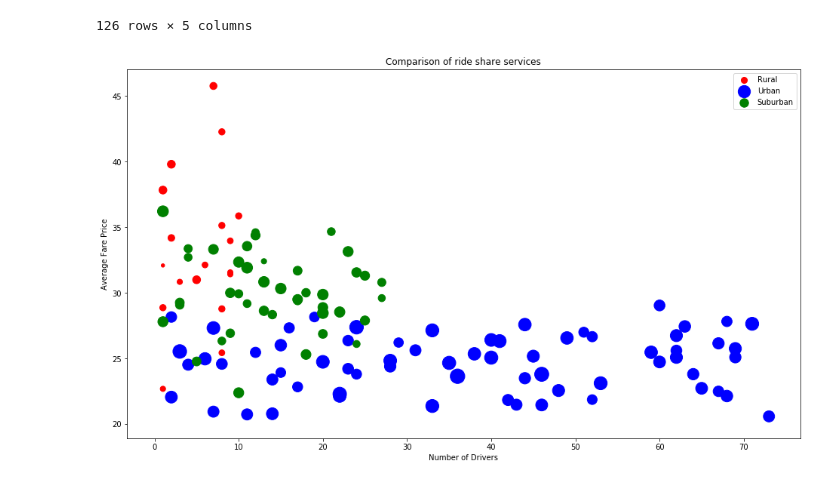
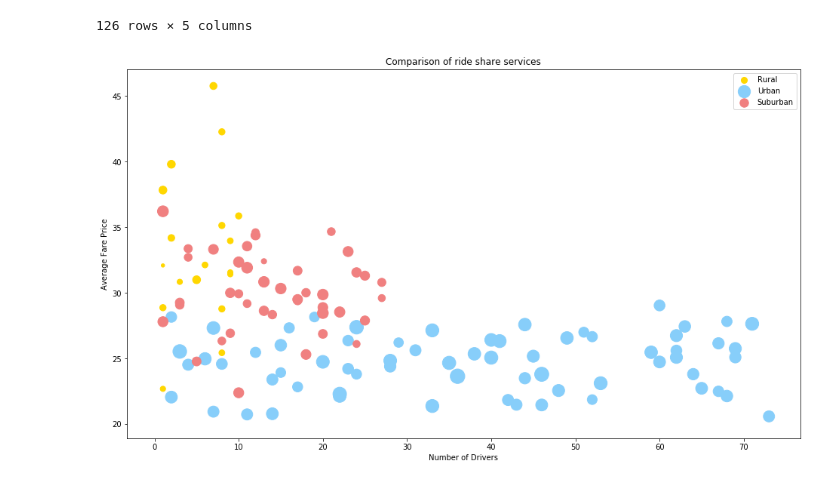
Before and after one commit to guthrieburns/Matplotlib-Homework, a Jupyter notebook: Pyber.ipynb, the cells around one changed output. Cells and saved outputs as stored; diff of their text form; code cells hidden in the pictures.

```diff
--- a/Pyber.ipynb
+++ b/Pyber.ipynb
@@ -91,37 +91,37 @@ urban_df = finished_df[finished_df['City Type'] == 'Urban']
 
 #n = len(finished_df['City Type'])
 #city_names = finished_df['City']
 
 ride_number_r = rural_df['Total Rides']
 driver_number_r = rural_df['Total Drivers']
 fare_r = rural_df['Average Fare Price']
 
 ride_number_u = urban_df['Total Rides']
 driver_number_u = urban_df['Total Drivers']
 fare_u = urban_df['Average Fare Price']
 
 ride_number_s = suburban_df['Total Rides']
 driver_number_s = suburban_df['Total Drivers']
 fare_s = suburban_df['Average Fare Price']
 
 #colors=cm.rainbow(np.random.rand(n))
 
-plt.scatter(driver_number_r, fare_r, s=ride_number_r*10, color='red')
-plt.scatter(driver_number_u, fare_u, s=ride_number_u*10, color='blue')
-plt.scatter(driver_number_s, fare_s, s=ride_number_s*10, color='green')
+plt.scatter(driver_number_r, fare_r, s=ride_number_r*10, color='gold')
+plt.scatter(driver_number_u, fare_u, s=ride_number_u*10, color='lightskyblue')
+plt.scatter(driver_number_s, fare_s, s=ride_number_s*10, color='lightcoral')
 #for i in range(n):
     #plt.annotate(city_names[i],xy=(driver_number[i],fare[i]))
 
 plt.xlabel('Number of Drivers')
 plt.ylabel('Average Fare Price')
 plt.title('Comparison of ride share services')
 plt.rcParams["figure.figsize"] = [16,9]
 
 leg = plt.legend(['Rural', 'Urban', 'Suburban'])
 
 plt.show()
 # %% [output]
-[figure, old version]
+[figure, new version]
 # %%
 rural_total = rural_df['Average Fare Price'].sum()
 urban_total = urban_df['Average Fare Price'].sum()
```
Also changed, not shown: parts of 3 cells of this notebook, 5 other files.
